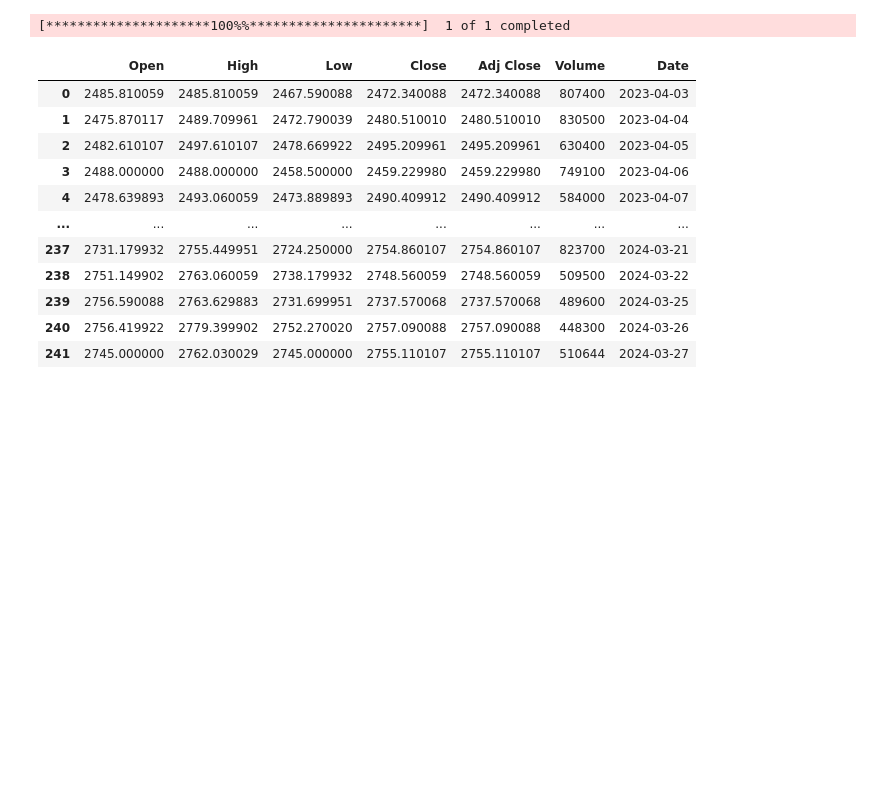
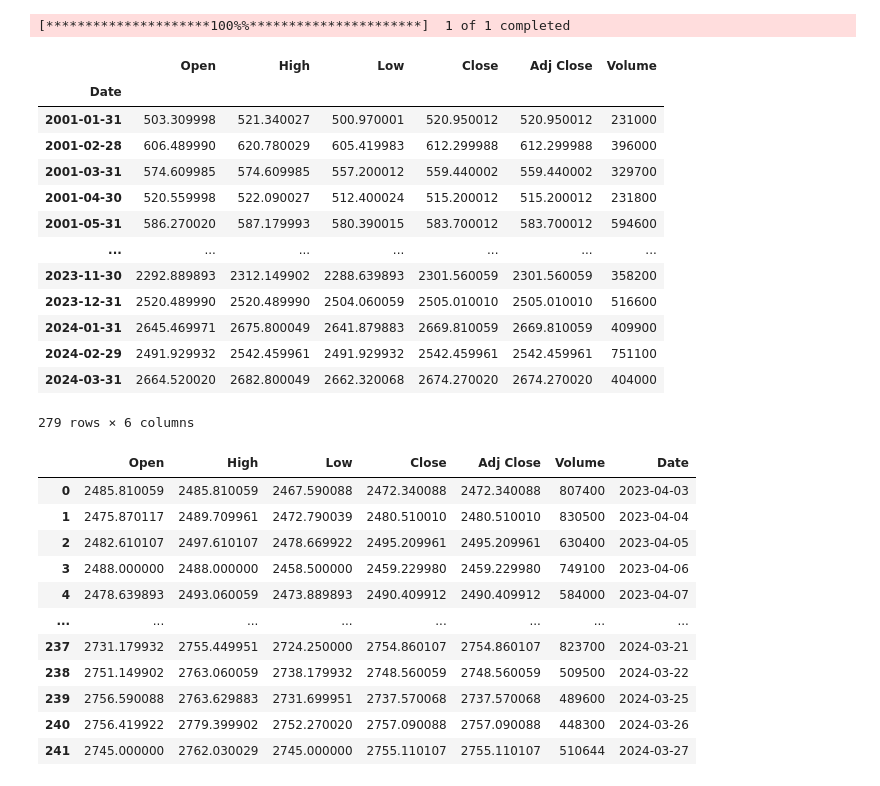
Before and after one commit to minxzzy/hackathon, a Jupyter notebook: 무위험수익률.ipynb, the cells around one changed output. Saved outputs shown, nothing was run; the diff lists cells and outputs as text; code cells hidden in the pictures; blank space fills up the shorter version.

Commit message:
kospi 월별 수익률

```diff
--- a/무위험수익률.ipynb
+++ b/무위험수익률.ipynb
@@ -23,12 +23,29 @@ rf
 # %%
 import yfinance as yf
 
-start_date = '2023-04-01'
-end_date = '2024-03-31'
+start_date = '2001-01-01'
+end_date = '2024-03-25'
 
 kospi_data = yf.download('^KS11', start=start_date, end=end_date)
 # %% [output]
 [*********************100%%**********************]  1 of 1 completed
+# %%
+kospi_data.resample('M').first()
+# %% [output]
+|  | Open | High | Low | Close | Adj Close | Volume |
+| Date |  |  |  |  |  |  |
+| 2001-01-31 | 503.309998 | 521.340027 | 500.970001 | 520.950012 | 520.950012 | 231000 |
+| 2001-02-28 | 606.489990 | 620.780029 | 605.419983 | 612.299988 | 612.299988 | 396000 |
+| 2001-03-31 | 574.609985 | 574.609985 | 557.200012 | 559.440002 | 559.440002 | 329700 |
+| 2001-04-30 | 520.559998 | 522.090027 | 512.400024 | 515.200012 | 515.200012 | 231800 |
+| 2001-05-31 | 586.270020 | 587.179993 | 580.390015 | 583.700012 | 583.700012 | 594600 |
+| ... | ... | ... | ... | ... | ... | ... |
+| 2023-11-30 | 2292.889893 | 2312.149902 | 2288.639893 | 2301.560059 | 2301.560059 | 358200 |
+| 2023-12-31 | 2520.489990 | 2520.489990 | 2504.060059 | 2505.010010 | 2505.010010 | 516600 |
+| 2024-01-31 | 2645.469971 | 2675.800049 | 2641.879883 | 2669.810059 | 2669.810059 | 409900 |
+| 2024-02-29 | 2491.929932 | 2542.459961 | 2491.929932 | 2542.459961 | 2542.459961 | 751100 |
+| 2024-03-31 | 2664.520020 | 2682.800049 | 2662.320068 | 2674.270020 | 2674.270020 | 404000 |
+279 rows × 6 columns
 # %%
 kospi_data['Date'] = kospi_data.index
 kospi_data.reset_index(drop=True, inplace=True)
```
Also changed, not shown: parts of 3 cells of this notebook, 1 other file.
